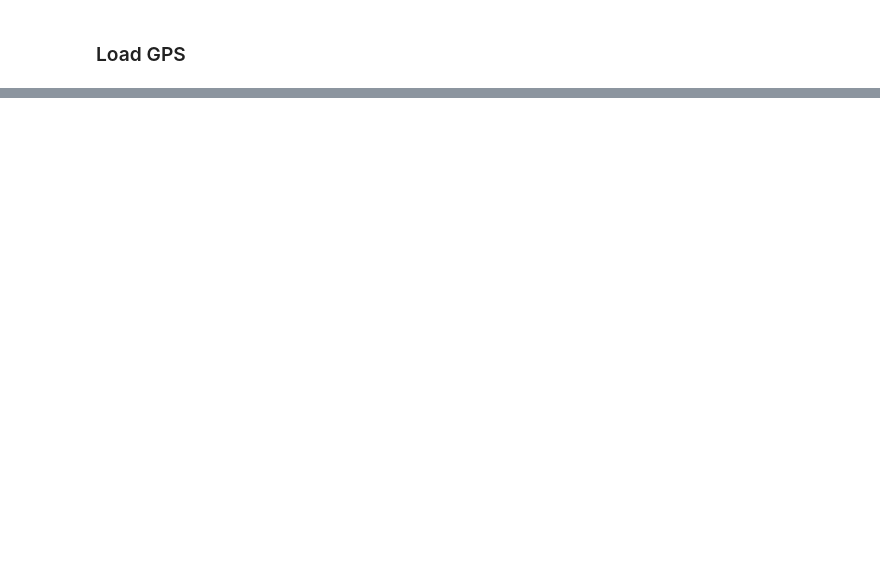
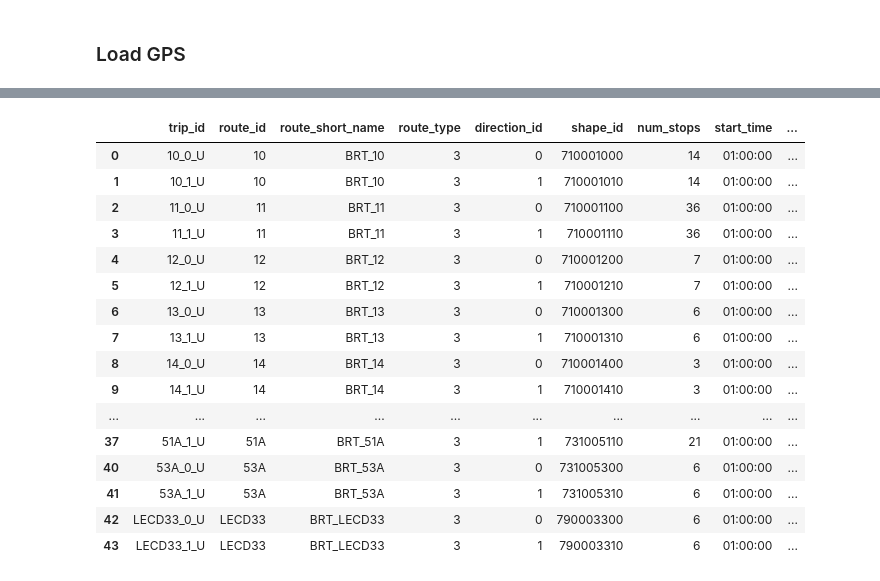
Before and after one commit to RJ-SMTR/rGTFS, a Jupyter notebook: notebooks/get_trips.ipynb, the cells around one changed output, grey strips where cells are left out. Saved outputs shown, nothing was run; the diff lists cells and outputs as text; code cells hidden in the pictures; blank space fills up the shorter version.

```diff
--- a/notebooks/get_trips.ipynb
+++ b/notebooks/get_trips.ipynb
@@ -100,0 +123,20 @@ gtfs.compute_feed_time_series(trip_stats, ['20210407'], freq='6H')
+# %%
+gtfs.compute_trip_stats()
+# %% [output]
+|  | trip_id | route_id | route_short_name | route_type | direction_id | shape_id | num_stops | start_time | ... |
+| 0 | 10_0_U | 10 | BRT_10 | 3 | 0 | 710001000 | 14 | 01:00:00 | ... |
+| 1 | 10_1_U | 10 | BRT_10 | 3 | 1 | 710001010 | 14 | 01:00:00 | ... |
+| 2 | 11_0_U | 11 | BRT_11 | 3 | 0 | 710001100 | 36 | 01:00:00 | ... |
+| 3 | 11_1_U | 11 | BRT_11 | 3 | 1 | 710001110 | 36 | 01:00:00 | ... |
+| 4 | 12_0_U | 12 | BRT_12 | 3 | 0 | 710001200 | 7 | 01:00:00 | ... |
+| 5 | 12_1_U | 12 | BRT_12 | 3 | 1 | 710001210 | 7 | 01:00:00 | ... |
+| 6 | 13_0_U | 13 | BRT_13 | 3 | 0 | 710001300 | 6 | 01:00:00 | ... |
+| 7 | 13_1_U | 13 | BRT_13 | 3 | 1 | 710001310 | 6 | 01:00:00 | ... |
+| 8 | 14_0_U | 14 | BRT_14 | 3 | 0 | 710001400 | 3 | 01:00:00 | ... |
+| 9 | 14_1_U | 14 | BRT_14 | 3 | 1 | 710001410 | 3 | 01:00:00 | ... |
+| ... | ... | ... | ... | ... | ... | ... | ... | ... | ... |
+| 37 | 51A_1_U | 51A | BRT_51A | 3 | 1 | 731005110 | 21 | 01:00:00 | ... |
+| 40 | 53A_0_U | 53A | BRT_53A | 3 | 0 | 731005300 | 6 | 01:00:00 | ... |
+| 41 | 53A_1_U | 53A | BRT_53A | 3 | 1 | 731005310 | 6 | 01:00:00 | ... |
+| 42 | LECD33_0_U | LECD33 | BRT_LECD33 | 3 | 0 | 790003300 | 6 | 01:00:00 | ... |
+| 43 | LECD33_1_U | LECD33 | BRT_LECD33 | 3 | 1 | 790003310 | 6 | 01:00:00 | ... |
```
Also changed, not shown: parts of 16 cells of this notebook, 23 other files.
